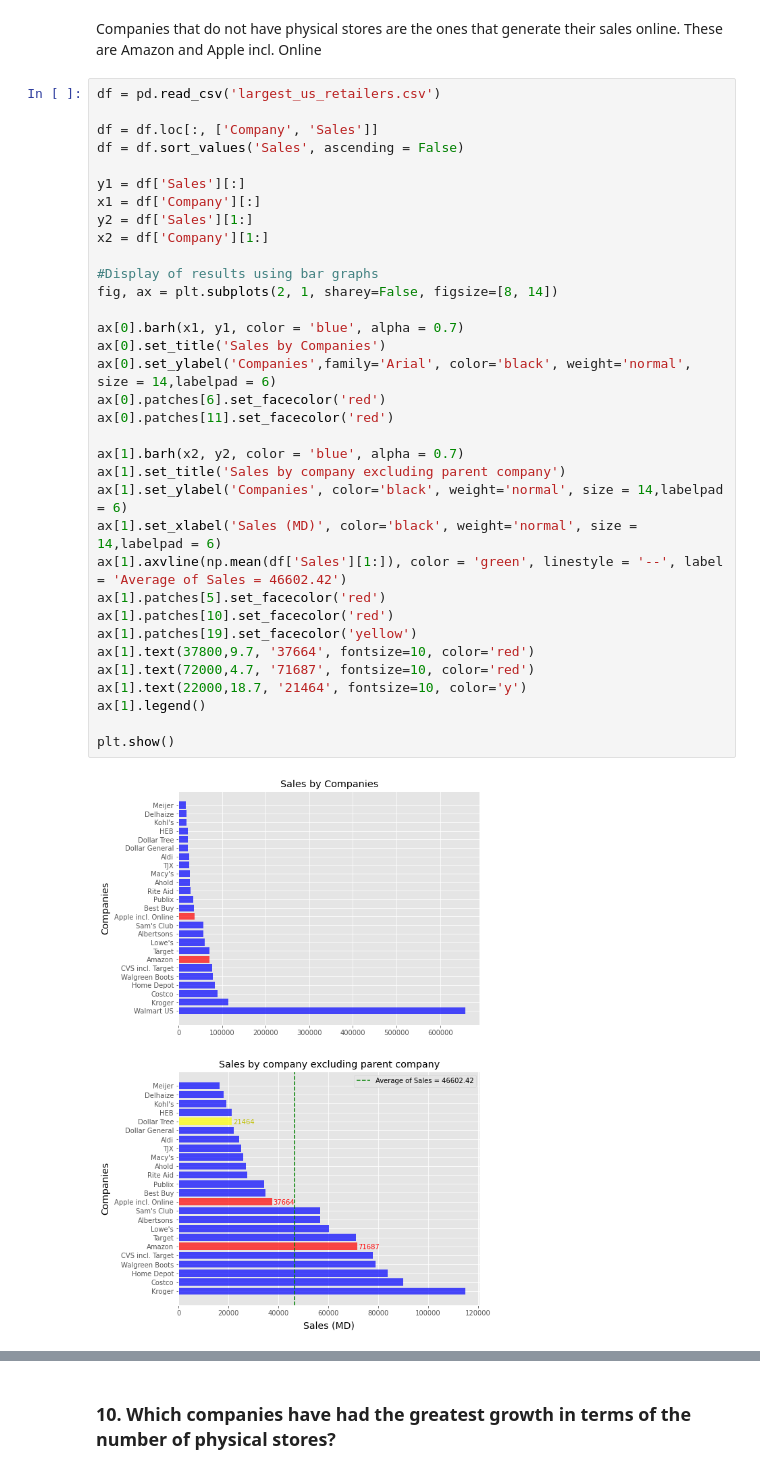
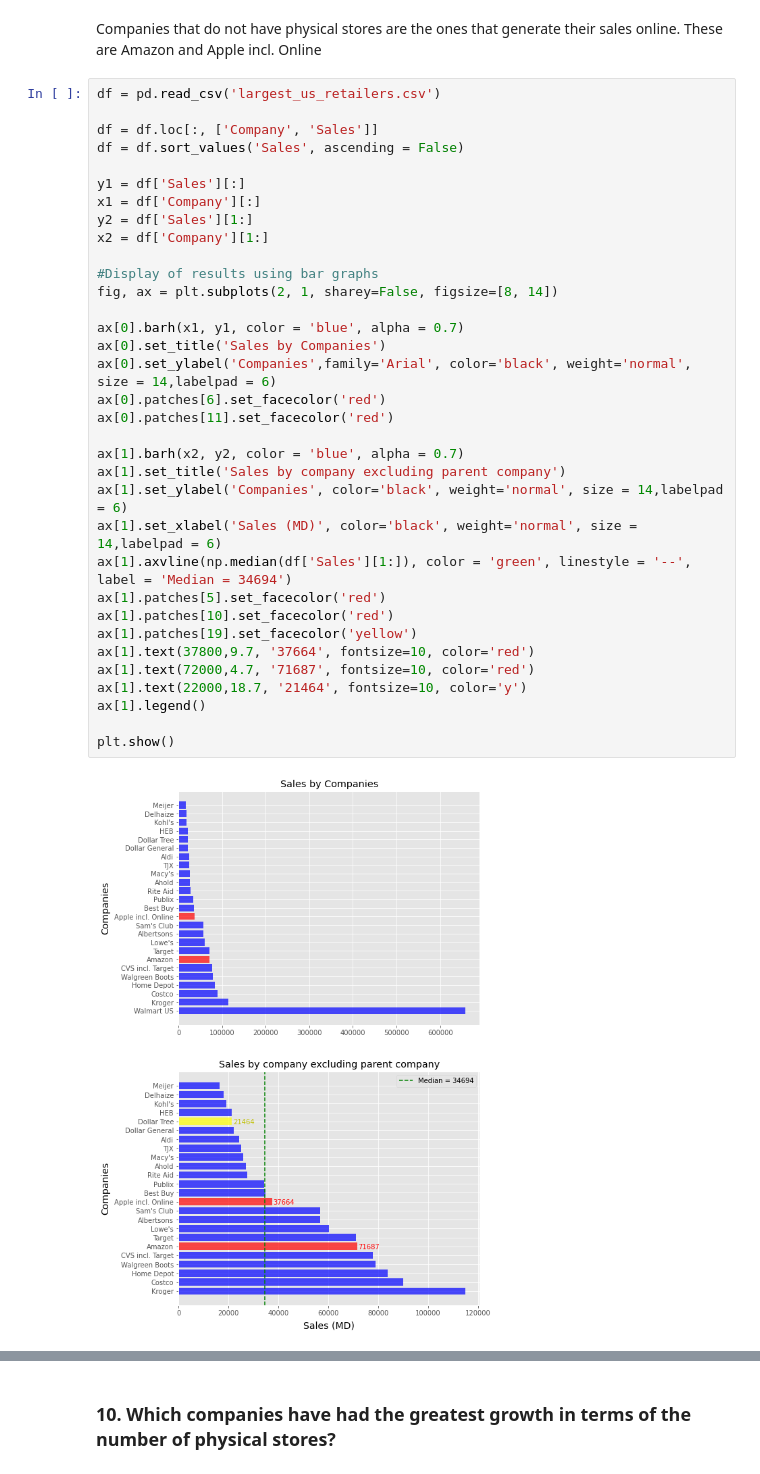
Before and after one commit to jbernalg/data_analysis_projects, a Jupyter notebook: Challenge_DataAcademy/Data_Analysis_Project.ipynb, the cells around one changed output, grey strips where cells are left out. Saved outputs shown, nothing was run; the diff lists cells and outputs as text.

```diff
--- a/Challenge_DataAcademy/Data_Analysis_Project.ipynb
+++ b/Challenge_DataAcademy/Data_Analysis_Project.ipynb
@@ -368,35 +368,35 @@ df = df.loc[:, ['Company', 'Sales']]
 df = df.sort_values('Sales', ascending = False)
 
 y1 = df['Sales'][:]
 x1 = df['Company'][:]
 y2 = df['Sales'][1:]
 x2 = df['Company'][1:]
 
 #Display of results using bar graphs
 fig, ax = plt.subplots(2, 1, sharey=False, figsize=[8, 14])
 
 ax[0].barh(x1, y1, color = 'blue', alpha = 0.7)
 ax[0].set_title('Sales by Companies')
 ax[0].set_ylabel('Companies',family='Arial', color='black', weight='normal', size = 14,labelpad = 6)
 ax[0].patches[6].set_facecolor('red')
 ax[0].patches[11].set_facecolor('red')
 
 ax[1].barh(x2, y2, color = 'blue', alpha = 0.7)
 ax[1].set_title('Sales by company excluding parent company')
 ax[1].set_ylabel('Companies', color='black', weight='normal', size = 14,labelpad = 6)
 ax[1].set_xlabel('Sales (MD)', color='black', weight='normal', size = 14,labelpad = 6)
-ax[1].axvline(np.mean(df['Sales'][1:]), color = 'green', linestyle = '--', label = 'Average of Sales = 46602.42')
+ax[1].axvline(np.median(df['Sales'][1:]), color = 'green', linestyle = '--', label = 'Median = 34694')
 ax[1].patches[5].set_facecolor('red')
 ax[1].patches[10].set_facecolor('red')
 ax[1].patches[19].set_facecolor('yellow')
 ax[1].text(37800,9.7, '37664', fontsize=10, color='red')
 ax[1].text(72000,4.7, '71687', fontsize=10, color='red')
 ax[1].text(22000,18.7, '21464', fontsize=10, color='y')
 ax[1].legend()
 
 plt.show()
 # %% [output]
-[figure, old version]
+[figure, new version]
 # %% [markdown]
 The first graph shows that Amazon is in seventh place in the top 25 companies in sales, while Apple incl. Online is in twelfth place, which are excellent positions considering that they do not have physical stores.
 
```
Also changed, not shown: parts of 3 cells of this notebook.
